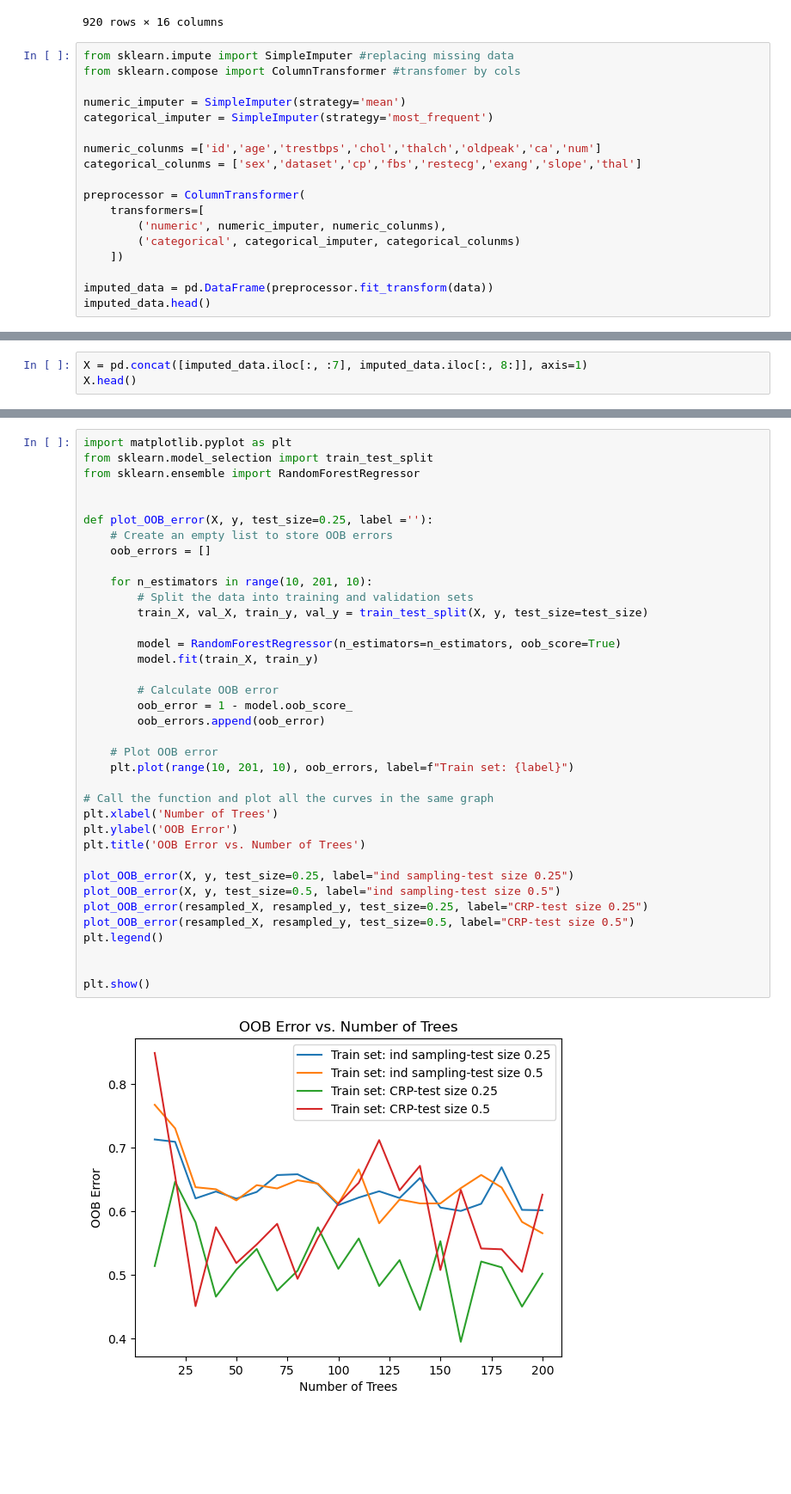
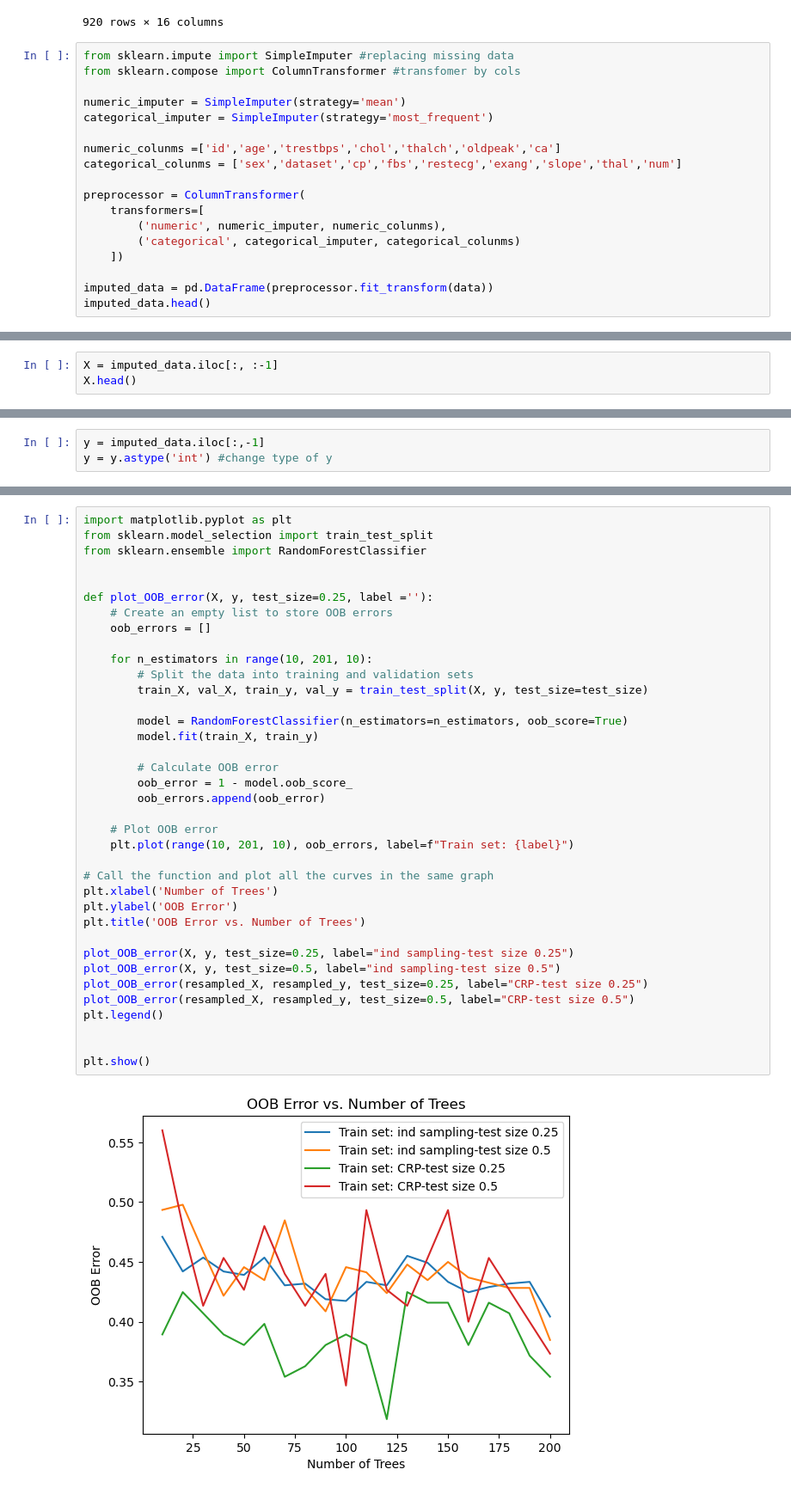
Before and after one commit to Vietgibhub/random_forest, a Jupyter notebook: random-forest-heart-disease-data.ipynb, the cells around one changed output, grey strips where cells are left out. Shown: that part at 86% size. Saved outputs shown, nothing was run; the diff lists cells and outputs as text; blank space fills up the shorter version.

```diff
--- a/random-forest-heart-disease-data.ipynb
+++ b/random-forest-heart-disease-data.ipynb
@@ -44,8 +44,8 @@ from sklearn.compose import ColumnTransformer #transfomer by cols
 numeric_imputer = SimpleImputer(strategy='mean')
 categorical_imputer = SimpleImputer(strategy='most_frequent')
 
-numeric_colunms =['id','age','trestbps','chol','thalch','oldpeak','ca','num']
-categorical_colunms = ['sex','dataset','cp','fbs','restecg','exang','slope','thal']
+numeric_colunms =['id','age','trestbps','chol','thalch','oldpeak','ca']
+categorical_colunms = ['sex','dataset','cp','fbs','restecg','exang','slope','thal','num']
 
 preprocessor = ColumnTransformer(
     transformers=[
@@ -65,4 +65,4 @@ imputed_data.head()
 # %%
-X = pd.concat([imputed_data.iloc[:, :7], imputed_data.iloc[:, 8:]], axis=1)
+X = imputed_data.iloc[:, :-1]
 X.head()
 # %% [output]
@@ -80,3 +75,6 @@ y.shape
+# %%
+y = imputed_data.iloc[:,-1]
+y = y.astype('int') #change type of y
 # %%
 from sklearn.preprocessing import OneHotEncoder #encode the categorical data
 encoder = OneHotEncoder(sparse_output=False)
@@ -177,39 +176,39 @@ plt.show()
 # %%
 import matplotlib.pyplot as plt
 from sklearn.model_selection import train_test_split
-from sklearn.ensemble import RandomForestRegressor
+from sklearn.ensemble import RandomForestClassifier
 
 
 def plot_OOB_error(X, y, test_size=0.25, label =''):
     # Create an empty list to store OOB errors
     oob_errors = []
 
     for n_estimators in range(10, 201, 10):
         # Split the data into training and validation sets
         train_X, val_X, train_y, val_y = train_test_split(X, y, test_size=test_size)
 
-        model = RandomForestRegressor(n_estimators=n_estimators, oob_score=True)
+        model = RandomForestClassifier(n_estimators=n_estimators, oob_score=True)
         model.fit(train_X, train_y)
 
         # Calculate OOB error
         oob_error = 1 - model.oob_score_
         oob_errors.append(oob_error)
 
     # Plot OOB error
     plt.plot(range(10, 201, 10), oob_errors, label=f"Train set: {label}")
 
 # Call the function and plot all the curves in the same graph
 plt.xlabel('Number of Trees')
 plt.ylabel('OOB Error')
 plt.title('OOB Error vs. Number of Trees')
 
 plot_OOB_error(X, y, test_size=0.25, label="ind sampling-test size 0.25")
 plot_OOB_error(X, y, test_size=0.5, label="ind sampling-test size 0.5")
 plot_OOB_error(resampled_X, resampled_y, test_size=0.25, label="CRP-test size 0.25")
 plot_OOB_error(resampled_X, resampled_y, test_size=0.5, label="CRP-test size 0.5")
 plt.legend()
 
 
 plt.show()
 # %% [output]
-[figure, old version]
+[figure, new version]
```
Also changed, not shown: parts of 8 cells of this notebook.
